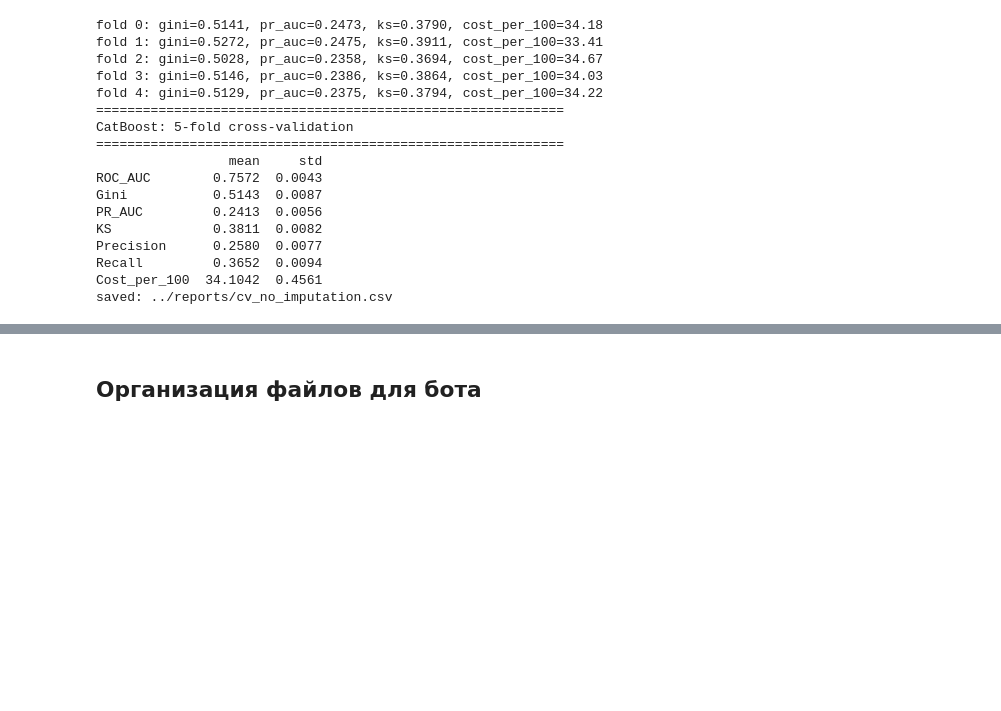
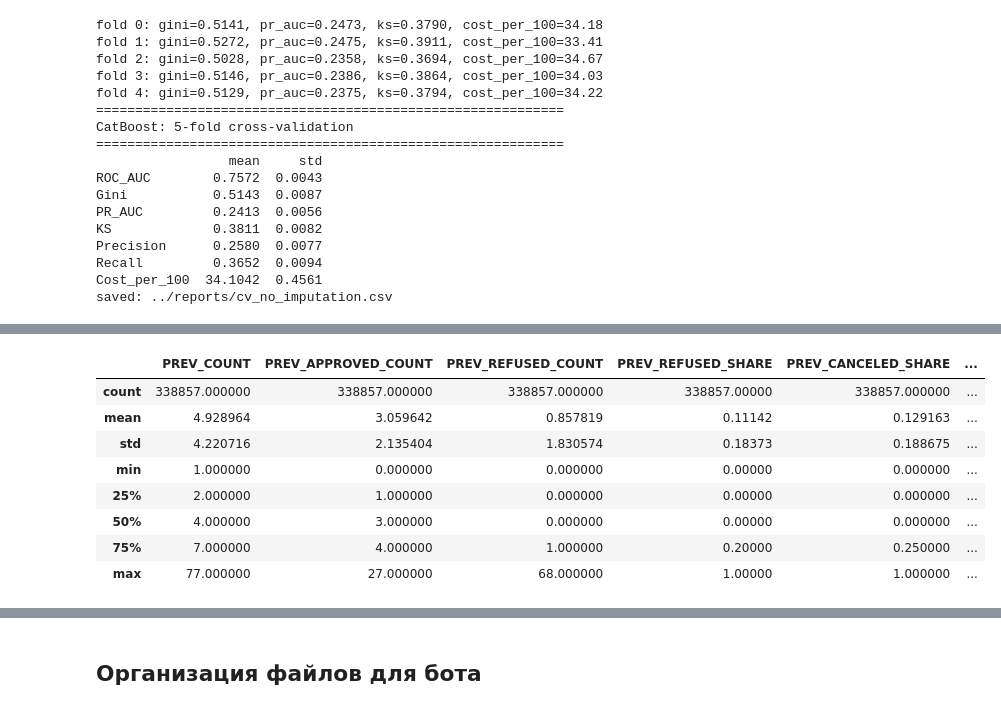
Before and after one commit to Twickitt/Credit-Scoring-Bot, a Jupyter notebook: notebooks/Credit-Scoring-Analysis.ipynb, the cells around one changed output, grey strips where cells are left out. Drawn from its saved outputs; the diff is of its cells as text; code cells hidden in the pictures; blank space fills up the shorter version.

```diff
--- a/notebooks/Credit-Scoring-Analysis.ipynb
+++ b/notebooks/Credit-Scoring-Analysis.ipynb
@@ -1134,0 +1337,75 @@ saved: ../reports/cv_no_imputation.csv
+# %%
+# previous applications of the client to home credit itself
+# one row per application, linked to the client by SK_ID_CURR (the application itself has SK_ID_PREV)
+previous_agg_path = '../data/agg_previous.parquet'
+
+if os.path.exists(previous_agg_path):
+    previous_agg = pd.read_parquet(previous_agg_path)
+    print(f"loaded from cache: {previous_agg_path}")
+else:
+    previous = pd.read_csv(f'{data_dir}/previous_application.csv')
+
+    # the same 365243 anomaly as in DAYS_EMPLOYED: it means "no date", not a real date
+    days_cols = ['DAYS_FIRST_DRAWING', 'DAYS_FIRST_DUE', 'DAYS_LAST_DUE_1ST_VERSION', 'DAYS_LAST_DUE', 'DAYS_TERMINATION']
+    previous[days_cols] = previous[days_cols].replace(365243, np.nan)
+
+    previous['IS_APPROVED'] = (previous['NAME_CONTRACT_STATUS'] == 'Approved').astype(int)
+    previous['IS_REFUSED'] = (previous['NAME_CONTRACT_STATUS'] == 'Refused').astype(int)
+    previous['IS_CANCELED'] = (previous['NAME_CONTRACT_STATUS'] == 'Canceled').astype(int)
+    previous['IS_REVOLVING'] = (previous['NAME_CONTRACT_TYPE'] == 'Revolving loans').astype(int)
+
+    # how much of the requested amount the bank actually gave
+    previous['CREDIT_TO_APPLICATION'] = (previous['AMT_CREDIT'] / previous['AMT_APPLICATION']).replace([np.inf, -np.inf], np.nan)
+
+    previous_agg = previous.groupby('SK_ID_CURR').agg(
+        # how many applications and with what outcome
+        PREV_COUNT=('SK_ID_PREV', 'size'),
+        PREV_APPROVED_COUNT=('IS_APPROVED', 'sum'),
+        PREV_REFUSED_COUNT=('IS_REFUSED', 'sum'),
+        PREV_REFUSED_SHARE=('IS_REFUSED', 'mean'),
+        PREV_CANCELED_SHARE=('IS_CANCELED', 'mean'),
+        PREV_REVOLVING_SHARE=('IS_REVOLVING', 'mean'),
+        # how long ago (days before the current application, negative numbers)
+        PREV_DAYS_DECISION_MAX=('DAYS_DECISION', 'max'),
+        PREV_DAYS_DECISION_MIN=('DAYS_DECISION', 'min'),
+        PREV_DAYS_DECISION_MEAN=('DAYS_DECISION', 'mean'),
+        PREV_DAYS_TERMINATION_MAX=('DAYS_TERMINATION', 'max'),
+        # amounts: what was asked for and what was given
+        PREV_AMT_APPLICATION_MEAN=('AMT_APPLICATION', 'mean'),
+        PREV_AMT_APPLICATION_MAX=('AMT_APPLICATION', 'max'),
+        PREV_AMT_CREDIT_MEAN=('AMT_CREDIT', 'mean'),
+        PREV_AMT_CREDIT_MAX=('AMT_CREDIT', 'max'),
+        PREV_CREDIT_TO_APPLICATION_MEAN=('CREDIT_TO_APPLICATION', 'mean'),
+        PREV_CREDIT_TO_APPLICATION_MIN=('CREDIT_TO_APPLICATION', 'min'),
+        PREV_AMT_ANNUITY_MEAN=('AMT_ANNUITY', 'mean'),
+        PREV_AMT_GOODS_PRICE_MEAN=('AMT_GOODS_PRICE', 'mean'),
+        # terms of the previous loans
+        PREV_DOWN_PAYMENT_RATE_MEAN=('RATE_DOWN_PAYMENT', 'mean'),
+        PREV_CNT_PAYMENT_MEAN=('CNT_PAYMENT', 'mean'),
+        PREV_CNT_PAYMENT_MAX=('CNT_PAYMENT', 'max')
+    )
+
+    # separately for approved and for refused applications
+    approved_agg = previous[previous['IS_APPROVED'] == 1].groupby('SK_ID_CURR').agg(
+        PREV_APPROVED_AMT_CREDIT_SUM=('AMT_CREDIT', 'sum'),
+        PREV_APPROVED_AMT_CREDIT_MEAN=('AMT_CREDIT', 'mean'),
+        PREV_APPROVED_DAYS_DECISION_MAX=('DAYS_DECISION', 'max'),
+        PREV_APPROVED_CNT_PAYMENT_MEAN=('CNT_PAYMENT', 'mean')
+    )
+
+    refused_agg = previous[previous['IS_REFUSED'] == 1].groupby('SK_ID_CURR').agg(
+        PREV_REFUSED_AMT_APPLICATION_MEAN=('AMT_APPLICATION', 'mean'),
+        PREV_REFUSED_DAYS_DECISION_MAX=('DAYS_DECISION', 'max')
+    )
+
+    previous_agg = previous_agg.join(approved_agg).join(refused_agg)
+
+    previous_agg.to_parquet(previous_agg_path)
+    print(f"saved to cache: {previous_agg_path}")
+
+    del previous, approved_agg, refused_agg
+    gc.collect()
+
+print(f"previous_agg: {previous_agg.shape[0]:,} clients, {previous_agg.shape[1]} features")
+previous_agg.describe()
+# %% [output]
@@ -1134,0 +1414,9 @@ saved: ../reports/cv_no_imputation.csv
+|  | PREV_COUNT | PREV_APPROVED_COUNT | PREV_REFUSED_COUNT | PREV_REFUSED_SHARE | PREV_CANCELED_SHARE | ... |
+| count | 338857.000000 | 338857.000000 | 338857.000000 | 338857.00000 | 338857.000000 | ... |
+| mean | 4.928964 | 3.059642 | 0.857819 | 0.11142 | 0.129163 | ... |
+| std | 4.220716 | 2.135404 | 1.830574 | 0.18373 | 0.188675 | ... |
+| min | 1.000000 | 0.000000 | 0.000000 | 0.00000 | 0.000000 | ... |
+| 25% | 2.000000 | 1.000000 | 0.000000 | 0.00000 | 0.000000 | ... |
+| 50% | 4.000000 | 3.000000 | 0.000000 | 0.00000 | 0.000000 | ... |
+| 75% | 7.000000 | 4.000000 | 1.000000 | 0.20000 | 0.250000 | ... |
+| max | 77.000000 | 27.000000 | 68.000000 | 1.00000 | 1.000000 | ... |
```
Also changed, not shown: parts of 35 cells of this notebook, 7 other files.
